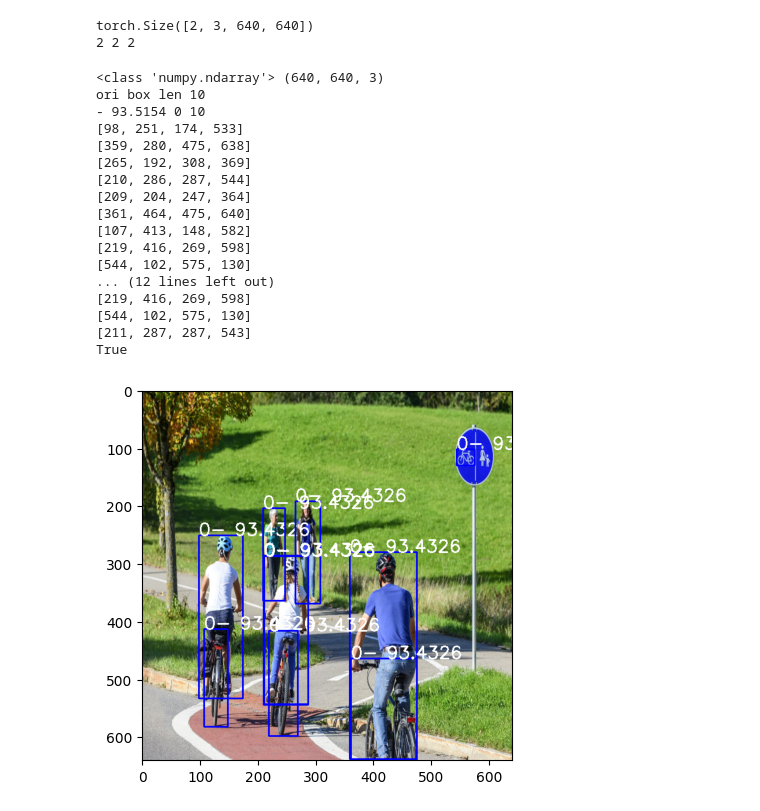
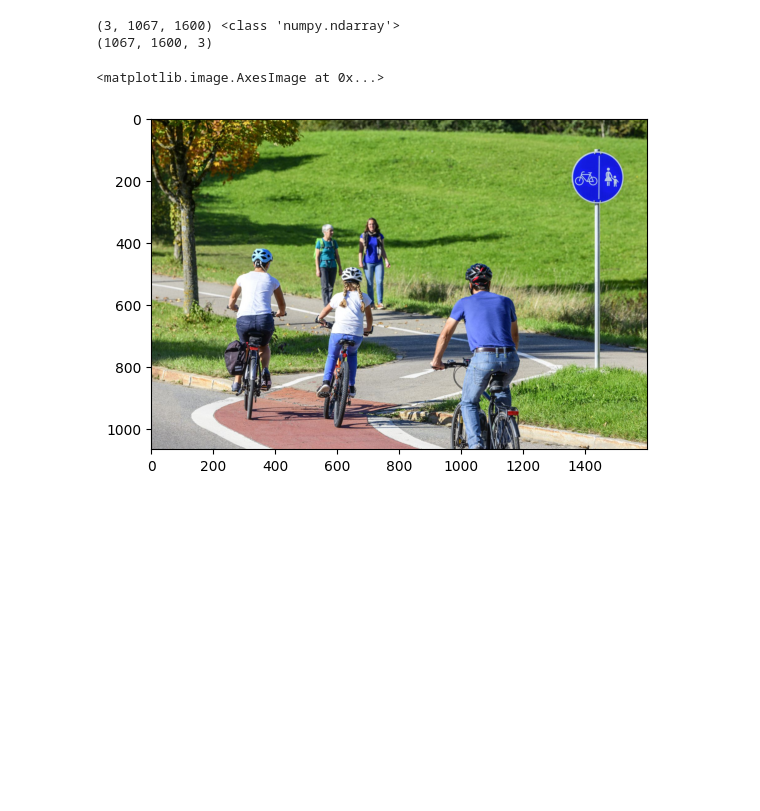
Before and after one commit to KevinAS28/RT-YODETR, a Jupyter notebook: rtdetr_pytorch/experient.ipynb, the cells around one changed output. Cells and saved outputs as stored; diff of their text form; code cells hidden in the pictures; blank space fills up the shorter version.

```diff
--- a/rtdetr_pytorch/experient.ipynb
+++ b/rtdetr_pytorch/experient.ipynb
@@ -123,52 +1,22 @@ plt.imshow(np.transpose(img, (1, 2, 0)), cmap=cmap)
-# %%
-totensor = ToTensor()
-prep_imgs = torch.stack([totensor(np.transpose(i, (1, 2, 0))) for i in imgs])
-print(prep_imgs.shape)
-labels, boxes, scores = ort_session.run(None, {'images': prep_imgs.data.numpy(), 'orig_target_sizes': torch.tensor([[640, 640]]).data.numpy()})
-
-print(len(labels), len(boxes), len(scores))
-# %% [output]
-torch.Size([2, 3, 640, 640])
-2 2 2
-# %%
-import copy
-
-for i in range(len(imgs)):
-    im = cv2.resize(cv2.imread('/home/kevin/Custom-RT-DETR/rtdetr_pytorch/imgs/bicycle.jpeg'), (640, 640))
-    im = cv2.cvtColor(im, cv2.COLOR_BGR2RGB)
-    print(type(im), im.shape)
-    thrh = 0.5
-    scr = scores[i]
-    lab = labels[i][scr > thrh]
-    box = boxes[i][scr > thrh]
-    print('ori box len', len(box))
-    box = [[int(j) for j in _box] for _box in box]
-    scr_str = '- '+str(round(scr[i]*100, 4))
-    lab_str = lab[i]
-    print(scr_str, lab_str, len(box))
-    for b in box:
-        print(b)
-        im = cv2.rectangle(im, tuple(b[:2]), tuple(b[2:4]), color=(0, 0, 255), thickness=2)  # Red rectangle
-        im = cv2.putText(im, f"{lab_str}{scr_str}", tuple(b[:2]), cv2.FONT_HERSHEY_SIMPLEX, 1, (255, 255, 255), 2)  # White text
-
-    print(np.any((im==img.copy())==False))
-    plt.imshow(np.transpose(im, (0, 1, 2)), cmap=cmap)
-# %% [output]
-<class 'numpy.ndarray'> (640, 640, 3)
-ori box len 10
-- 93.5154 0 10
-[98, 251, 174, 533]
-[359, 280, 475, 638]
-[265, 192, 308, 369]
-[210, 286, 287, 544]
-[209, 204, 247, 364]
-[361, 464, 475, 640]
-[107, 413, 148, 582]
-[219, 416, 269, 598]
-[544, 102, 575, 130]
-... (12 lines left out)
-[219, 416, 269, 598]
-[544, 102, 575, 130]
-[211, 287, 287, 543]
-True
-[figure, removed]
+# %%
+import cv2
+import matplotlib.pyplot as plt
+import torch
+from torchvision.transforms import v2
+from torchvision import io
+import numpy as np
+# > t = torch.Tensor(np.arange(12).reshape(4, 3))
+# > permute = [2, 1, 0]
+# > t[:, permute]
+
+# print(dir(v2))
+frame = io.read_image('/home/kevin/Custom-RT-DETR/rtdetr_pytorch/imgs/bicycle.jpeg').data.numpy()
+print(frame.shape, type(frame))
+npimg = frame.transpose(1,2,0) #frame.permute(2, 0, 1)
+print(npimg.shape)
+plt.imshow(npimg)
+# %% [output]
+(3, 1067, 1600) <class 'numpy.ndarray'>
+(1067, 1600, 3)
+<matplotlib.image.AxesImage at 0x...>
+[figure, added]
```
Also changed, not shown: parts of 11 cells of this notebook, 3 other files.
